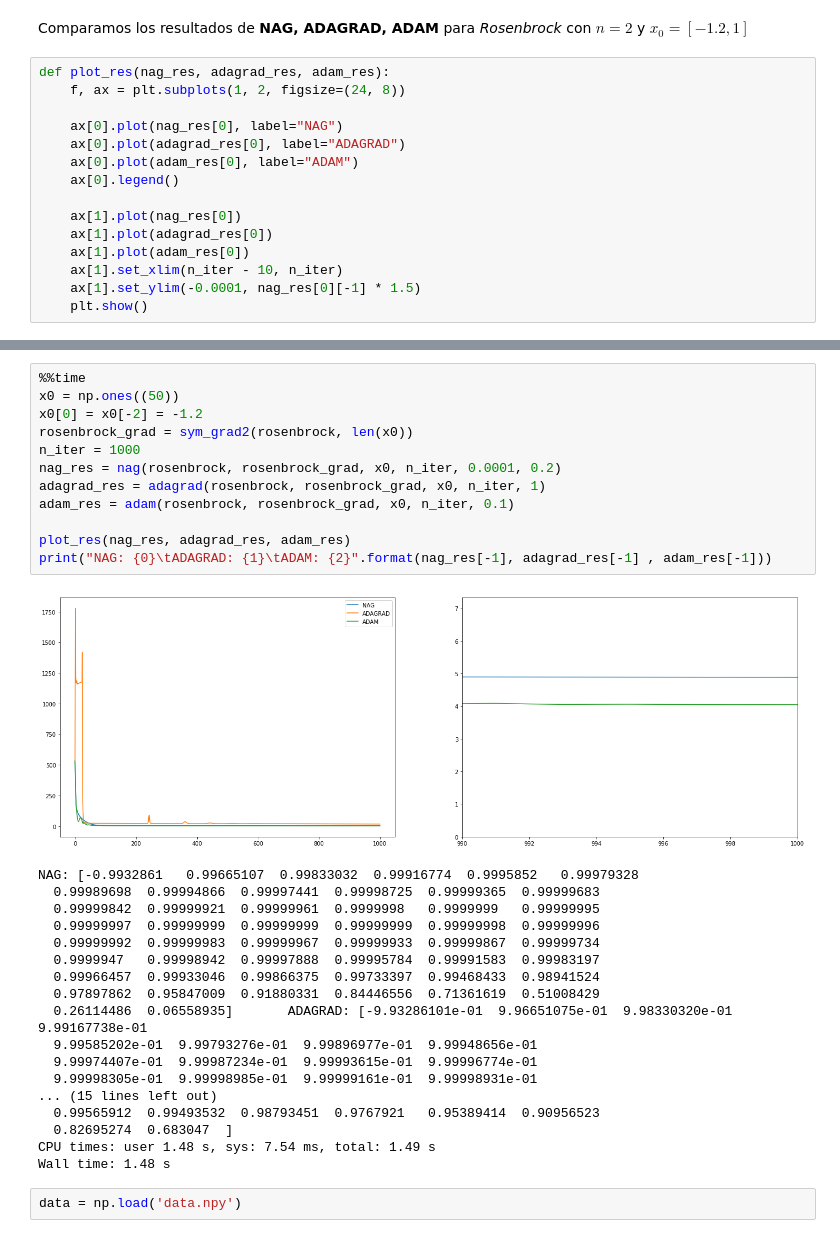
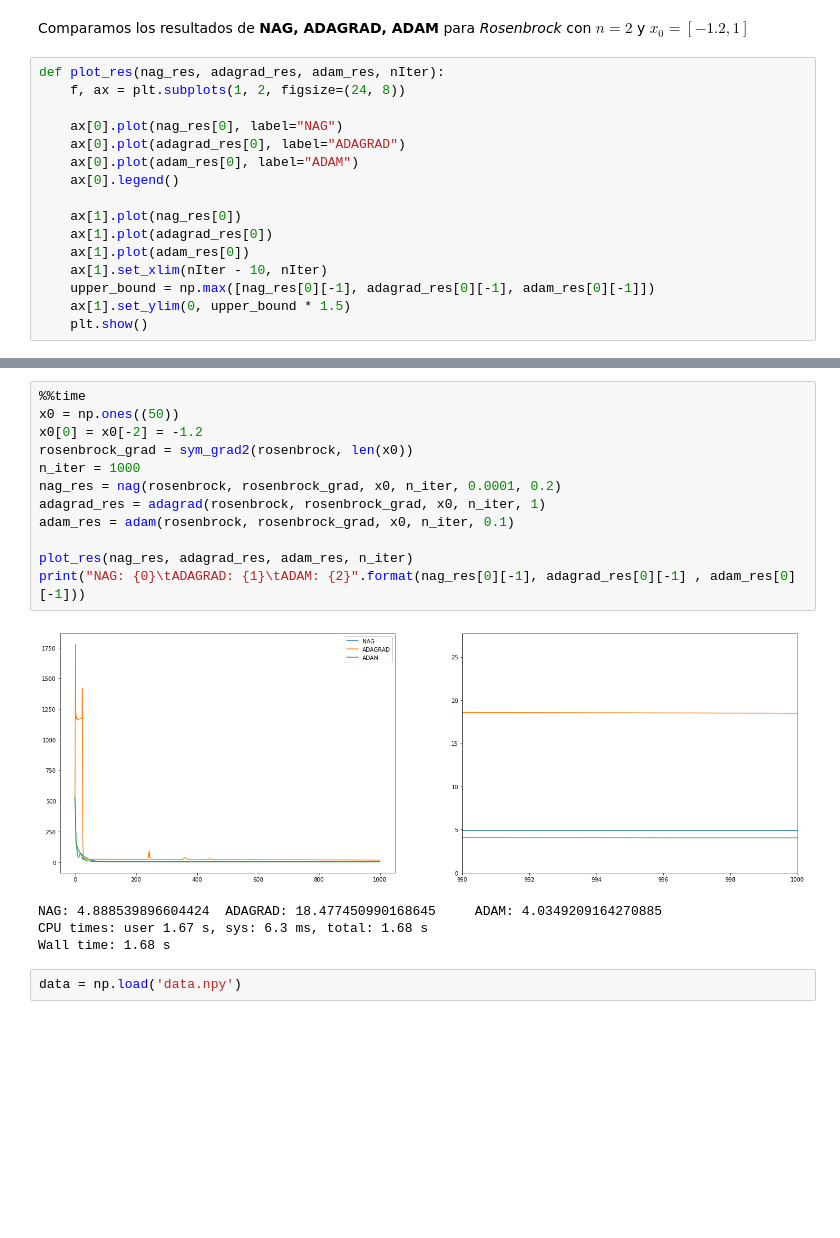
Before and after one commit to nottu/nottu-notes, a Jupyter notebook: MachineLearning/tarea_2_javier_peralta.ipynb, the cells around one changed output, grey strips where cells are left out. Cells and saved outputs as stored; diff of their text form; blank space fills up the shorter version.

```diff
--- a/MachineLearning/tarea_2_javier_peralta.ipynb
+++ b/MachineLearning/tarea_2_javier_peralta.ipynb
@@ -132,7 +132,7 @@ adam(rosenbrock, rosenbrock_grad, x0, 10, .1)[0]
 # %% [markdown]
 Comparamos los resultados de **NAG, ADAGRAD, ADAM** para *Rosenbrock* con $n = 2$ y $x_0 = [-1.2, 1]$
 # %%
-def plot_res(nag_res, adagrad_res, adam_res):
+def plot_res(nag_res, adagrad_res, adam_res, nIter):
     f, ax = plt.subplots(1, 2, figsize=(24, 8))
 
     ax[0].plot(nag_res[0], label="NAG")
@@ -143,8 +143,9 @@ def plot_res(nag_res, adagrad_res, adam_res):
     ax[1].plot(nag_res[0])
     ax[1].plot(adagrad_res[0])
     ax[1].plot(adam_res[0])
-    ax[1].set_xlim(n_iter - 10, n_iter)
-    ax[1].set_ylim(-0.0001, nag_res[0][-1] * 1.5)
+    ax[1].set_xlim(nIter - 10, nIter)
+    upper_bound = np.max([nag_res[0][-1], adagrad_res[0][-1], adam_res[0][-1]])
+    ax[1].set_ylim(0, upper_bound * 1.5)
     plt.show()
 # %%
 %%time
@@ -185,34 +183,20 @@ Wall time: 466 ms
 # %%
 %%time
 x0 = np.ones((50))
 x0[0] = x0[-2] = -1.2
 rosenbrock_grad = sym_grad2(rosenbrock, len(x0))
 n_iter = 1000
 nag_res = nag(rosenbrock, rosenbrock_grad, x0, n_iter, 0.0001, 0.2)
 adagrad_res = adagrad(rosenbrock, rosenbrock_grad, x0, n_iter, 1)
 adam_res = adam(rosenbrock, rosenbrock_grad, x0, n_iter, 0.1)
 
-plot_res(nag_res, adagrad_res, adam_res)
-print("NAG: {0}\tADAGRAD: {1}\tADAM: {2}".format(nag_res[-1], adagrad_res[-1] , adam_res[-1]))
+plot_res(nag_res, adagrad_res, adam_res, n_iter)
+print("NAG: {0}\tADAGRAD: {1}\tADAM: {2}".format(nag_res[0][-1], adagrad_res[0][-1] , adam_res[0][-1]))
 # %% [output]
-[figure, old version]
+[figure, new version]
-NAG: [-0.9932861   0.99665107  0.99833032  0.99916774  0.9995852   0.99979328
-  0.99989698  0.99994866  0.99997441  0.99998725  0.99999365  0.99999683
-  0.99999842  0.99999921  0.99999961  0.9999998   0.9999999   0.99999995
-  0.99999997  0.99999999  0.99999999  0.99999999  0.99999998  0.99999996
-  0.99999992  0.99999983  0.99999967  0.99999933  0.99999867  0.99999734
-  0.9999947   0.99998942  0.99997888  0.99995784  0.99991583  0.99983197
-  0.99966457  0.99933046  0.99866375  0.99733397  0.99468433  0.98941524
-  0.97897862  0.95847009  0.91880331  0.84446556  0.71361619  0.51008429
-  0.26114486  0.06558935]       ADAGRAD: [-9.93286101e-01  9.96651075e-01  9.98330320e-01  9.99167738e-01
-  9.99585202e-01  9.99793276e-01  9.99896977e-01  9.99948656e-01
-  9.99974407e-01  9.99987234e-01  9.99993615e-01  9.99996774e-01
-  9.99998305e-01  9.99998985e-01  9.99999161e-01  9.99998931e-01
-... (15 lines left out)
-  0.99565912  0.99493532  0.98793451  0.9767921   0.95389414  0.90956523
-  0.82695274  0.683047  ]
-CPU times: user 1.48 s, sys: 7.54 ms, total: 1.49 s
-Wall time: 1.48 s
+NAG: 4.888539896604424  ADAGRAD: 18.477450990168645     ADAM: 4.0349209164270885
+CPU times: user 1.67 s, sys: 6.3 ms, total: 1.68 s
+Wall time: 1.68 s
 # %%
 data = np.load('data.npy')
 # %%
```
Also changed, not shown: parts of 23 cells of this notebook.
